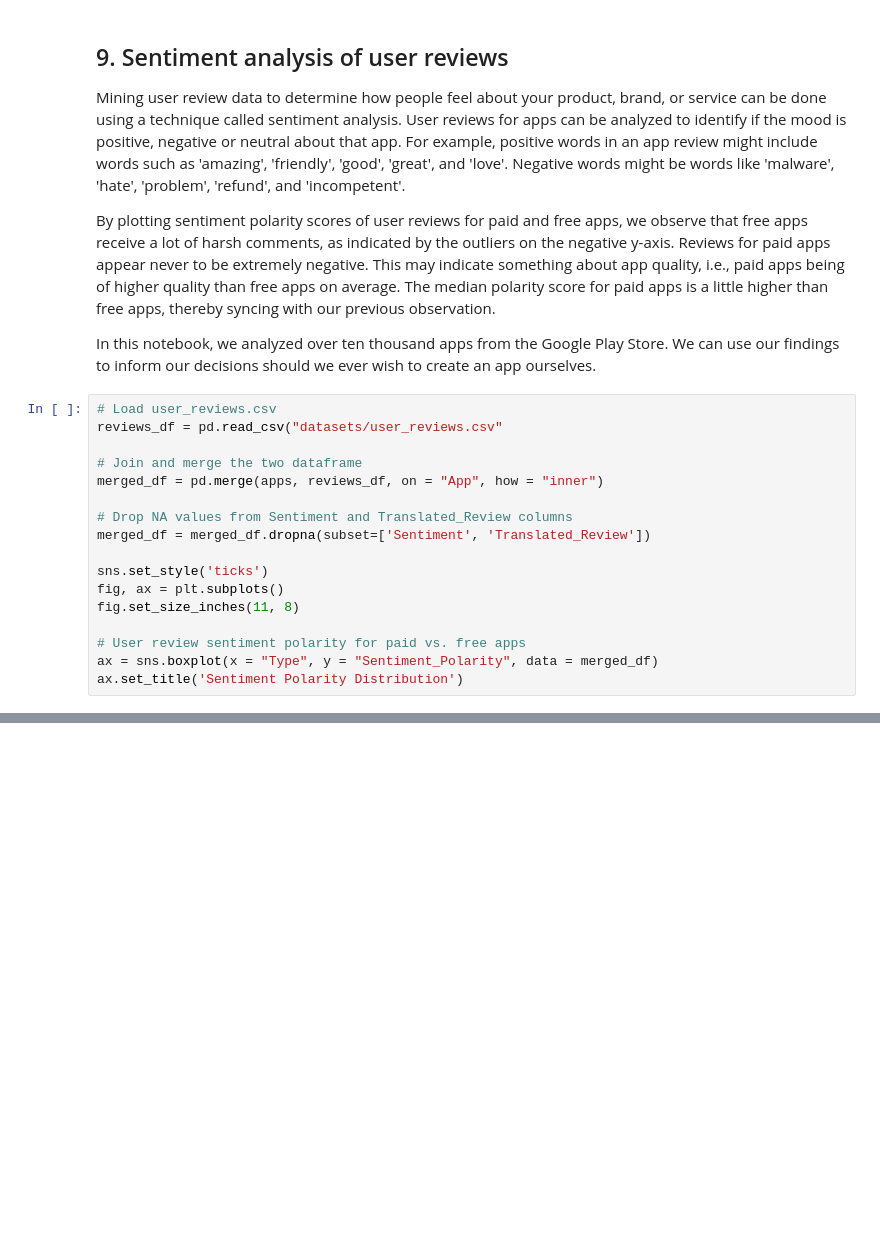
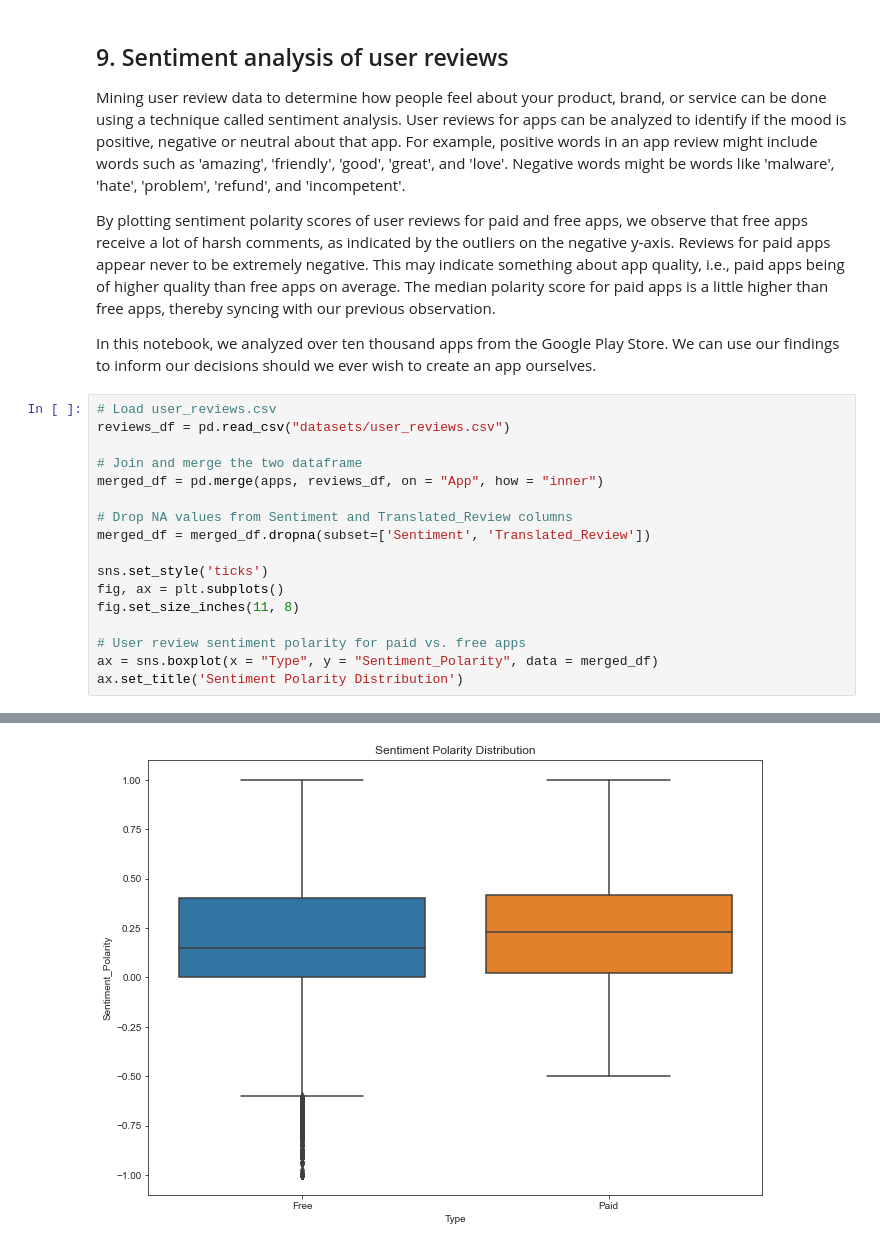
Before and after one commit to divya661/play-store-market-analysis, a Jupyter notebook: notebook.ipynb, the cells around one changed output, grey strips where cells are left out. Drawn from its saved outputs; the diff is of its cells as text; blank space fills up the shorter version.

```diff
--- a/notebook.ipynb
+++ b/notebook.ipynb
@@ -268,7 +268,7 @@ plotly.offline.iplot({'data': data, 'layout': layout})
 <p>In this notebook, we analyzed over ten thousand apps from the Google Play Store. We can use our findings to inform our decisions should we ever wish to create an app ourselves.</p>
 # %%
 # Load user_reviews.csv
-reviews_df = pd.read_csv("datasets/user_reviews.csv"
+reviews_df = pd.read_csv("datasets/user_reviews.csv")
 
 # Join and merge the two dataframe
 merged_df = pd.merge(apps, reviews_df, on = "App", how = "inner")
@@ -287,0 +288 @@ SyntaxError: invalid syntax (<ipython-input-294-3081935f76e0>, line 5)
+[figure, added]
```
Also changed, not shown: parts of 4 cells of this notebook.
